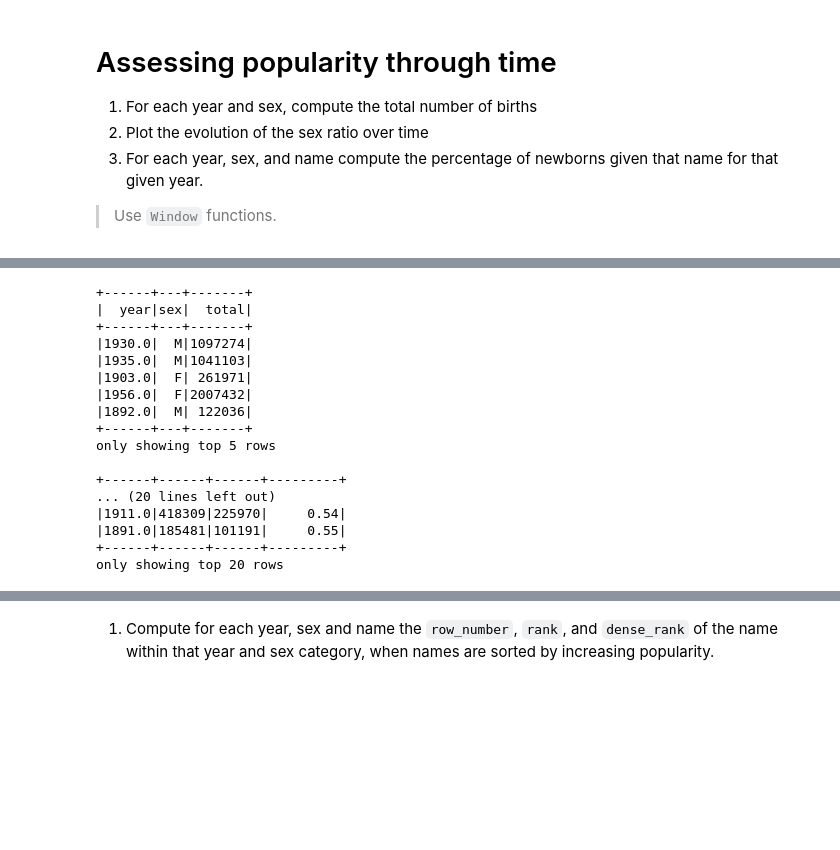
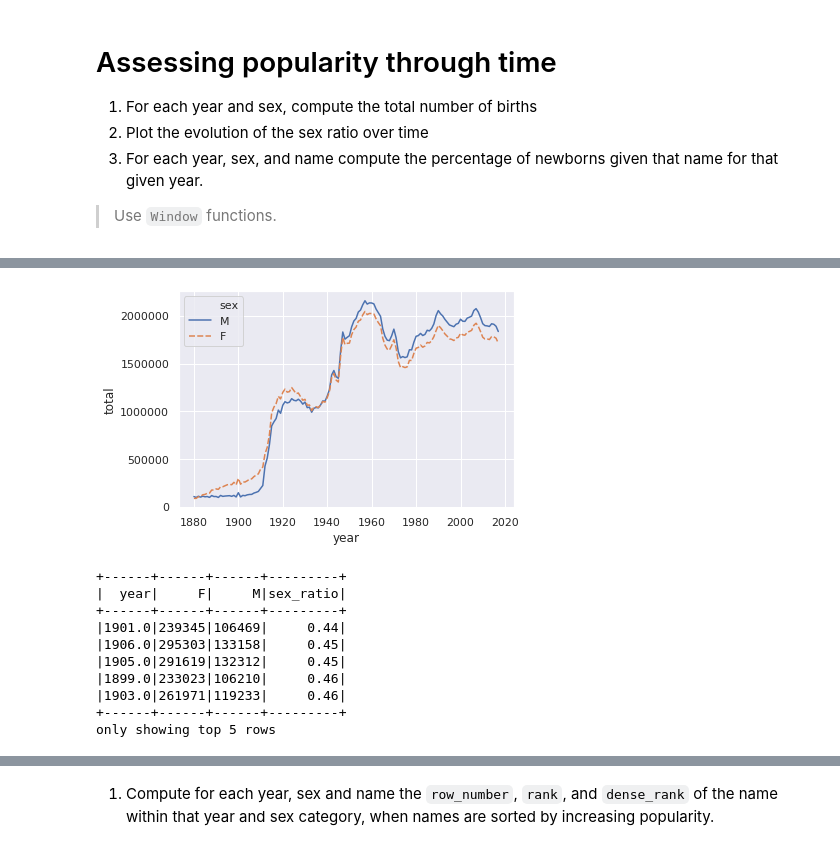
Before and after one commit to idardo97/big_data, a Jupyter notebook: homework02.ipynb, the cells around one changed output, grey strips where cells are left out. Cells and saved outputs as stored; diff of their text form; code cells hidden in the pictures; blank space fills up the shorter version.

```diff
--- a/homework02.ipynb
+++ b/homework02.ipynb
@@ -370,33 +418,39 @@ given that name for that given year.
 # %%
 # %%
 # TODO: plot sex ratio
 
 df_sex_ratio = df_sp.groupBy(col("year"), col("sex"))\
-                 .agg(fn.sum(col("n")).alias("total"))
+                .agg(fn.sum(col("n")).alias("total"))
+
+df_sex_ratio_pd = df_sex_ratio.toPandas()
+
+sns.set()
+
+g = sns.lineplot(x = "year",
+                 y = "total",
+                 hue = "sex",
+                 style = "sex",
+                 data = df_sex_ratio_pd)
+plt.show()
 
 #df_sex_ratio.show(5)
 
 df_sex_ratio.groupby("year")\
             .pivot("sex")\
             .sum("total")\
             .withColumn("sex_ratio", fn.round(col("M")/col("F"), 2))\
-            .orderBy(col("sex_ratio")).show()
+            .orderBy(col("sex_ratio")).show(5)
+
 # %%
 # %% [output]
+[figure, added]
-+------+---+-------+
-|  year|sex|  total|
-+------+---+-------+
-|1930.0|  M|1097274|
-|1935.0|  M|1041103|
-|1903.0|  F| 261971|
-|1956.0|  F|2007432|
-|1892.0|  M| 122036|
-+------+---+-------+
++------+------+------+---------+
+|  year|     F|     M|sex_ratio|
++------+------+------+---------+
+|1901.0|239345|106469|     0.44|
+|1906.0|295303|133158|     0.45|
+|1905.0|291619|132312|     0.45|
+|1899.0|233023|106210|     0.46|
+|1903.0|261971|119233|     0.46|
++------+------+------+---------+
 only showing top 5 rows
-
-+------+------+------+---------+
-... (20 lines left out)
-|1911.0|418309|225970|     0.54|
-|1891.0|185481|101191|     0.55|
-+------+------+------+---------+
-only showing top 20 rows
```
Also changed, not shown: parts of 8 cells of this notebook, 17 other files.
